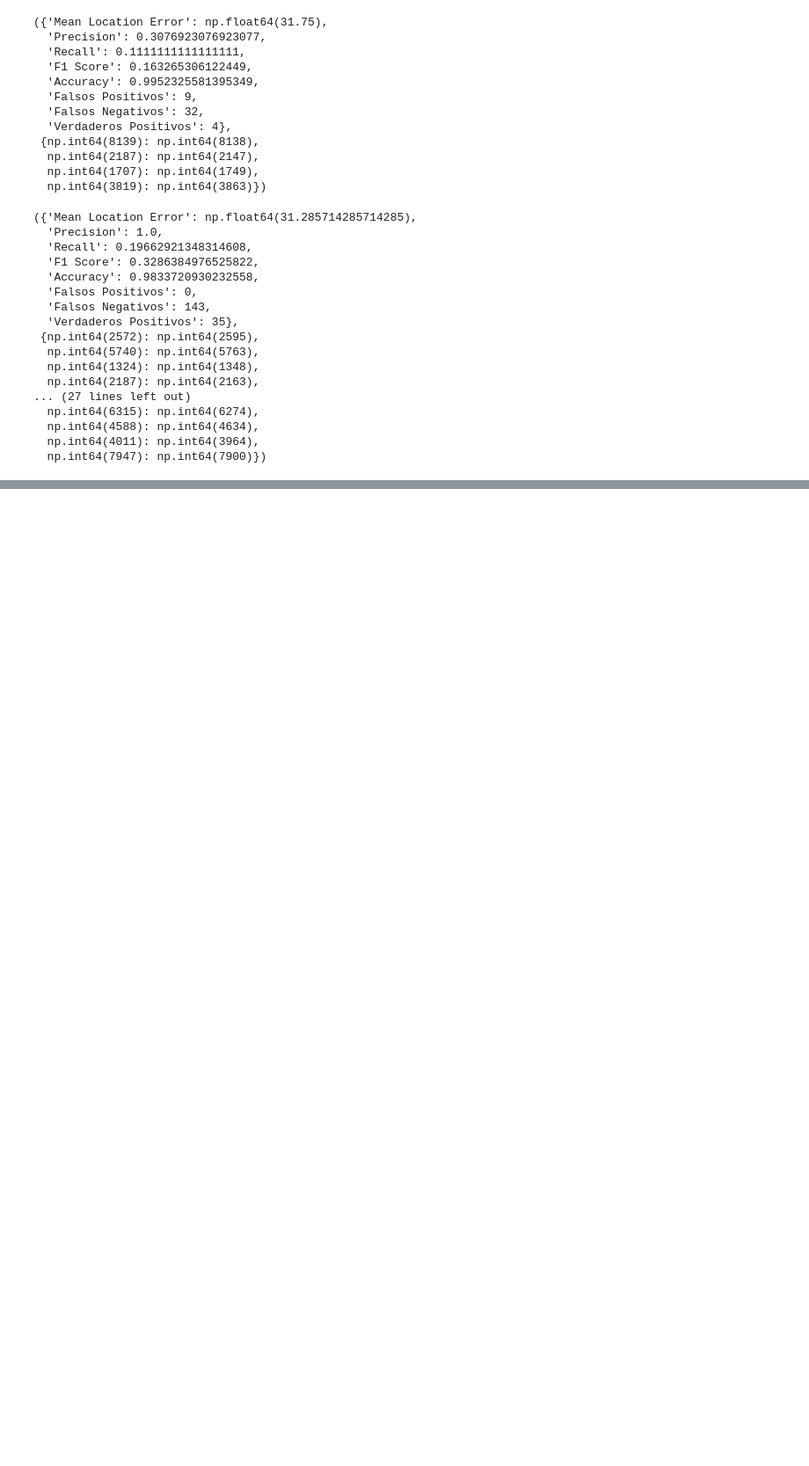
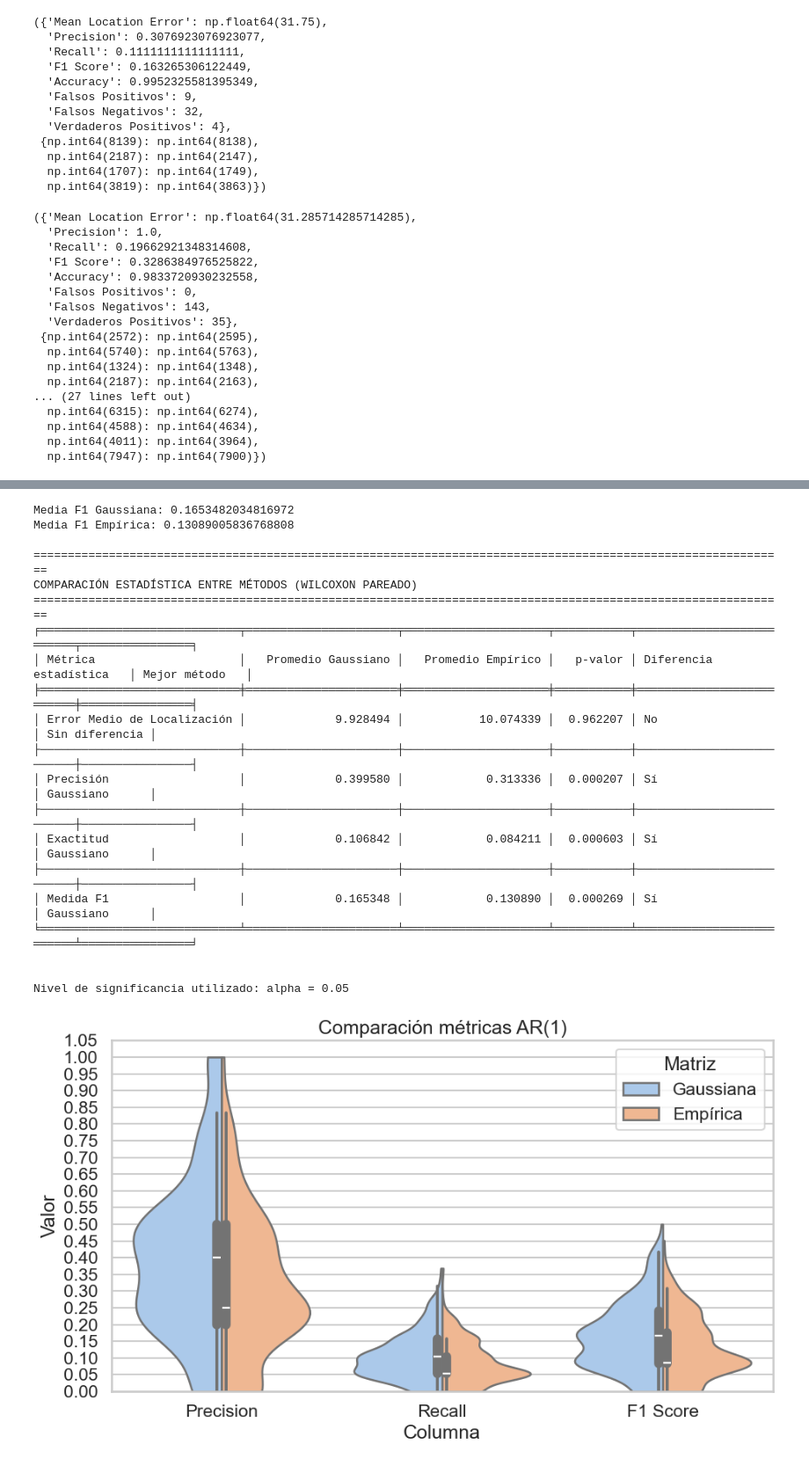
Before and after one commit to JohanAlv24/PI_Deteccion_Puntos_Cambio, a Jupyter notebook: analysis_notebook.ipynb, the cells around one changed output, grey strips where cells are left out. Shown at 88% size. Saved outputs shown, nothing was run; the diff lists cells and outputs as text; code cells hidden in the pictures; blank space fills up the shorter version.

Commit message:
Se añaden experimento AR y Sinusoidal

```diff
--- a/analysis_notebook.ipynb
+++ b/analysis_notebook.ipynb
@@ -277,6 +346,28 @@ def generar_resumen(data):
                                             alpha=0.05)
 
     boxplot_comp(M3_opt, M4_opt, columnas, "Comparación métricas AR variando rezagos", 'Gráficas/Umbral Suavizado/Comparación_AR_Rezagos_', usar_violin=True)
+# %%
+def generar_resumen_general(data, d1, d2, experimento="", path=""):
+    M1_opt = data[d1]
+    M2_opt = data[d2]
+
+    columnas = ['Mean Location Error', 'Precision', 'Recall', 'F1 Score', 'Accuracy', 'Falsos Positivos', 'Falsos Negativos', 'Verdaderos Positivos']
+
+
+    print(f'Media F1 Gaussiana: {np.mean(M1_opt[:, 3])}')
+    print(f'Media F1 Empírica: {np.mean(M2_opt[:, 3])}')
+
+    met_gauss1 = np.array([M1_opt[:, 0], M1_opt[:, 1], M1_opt[:, 2], M1_opt[:, 3]])
+
+    met_emp1 = np.array([M2_opt[:, 0], M2_opt[:, 1], M2_opt[:, 2], M2_opt[:, 3]])
+
+    tabla_resultados1 = comparar_metricas(
+                                            met_gauss1,
+                                            met_emp1,
+                                            nombre_metodo_1="Gaussiano",
+                                            nombre_metodo_2="Empírico",
+                                            alpha=0.05)
+    boxplot_comp(M1_opt, M2_opt, columnas, experimento, path, usar_violin=True)
 # %%
 def generar_informe(data):
     M1_opt = data["M1"]
@@ -566,0 +740,30 @@ np.savez(
+# %%
+data_ar1 = np.load("Experimentos/I/metricas_ar1.npz")
+
+generar_informe_general(data_ar1, "Gauss", "Emp", path_media="Experimentos/I/Resumen_AR1_Media.xlsx", path_metricas="Experimentos/I/metricas_AR1.xlsx")
+# %%
+generar_resumen_general(data_ar1, 'Gauss', 'Emp',
+                        experimento="Comparación métricas AR(1)",
+                        path="Experimentos/I/Comparación_AR(1)")
+# %% [output]
+Media F1 Gaussiana: 0.1653482034816972
+Media F1 Empírica: 0.13089005836768808
+
+==============================================================================================================
+COMPARACIÓN ESTADÍSTICA ENTRE MÉTODOS (WILCOXON PAREADO)
+==============================================================================================================
+╒═════════════════════════════╤══════════════════════╤═════════════════════╤═══════════╤══════════════════════════╤════════════════╕
+│ Métrica                     │   Promedio Gaussiano │   Promedio Empírico │   p-valor │ Diferencia estadística   │ Mejor método   │
+╞═════════════════════════════╪══════════════════════╪═════════════════════╪═══════════╪══════════════════════════╪════════════════╡
+│ Error Medio de Localización │             9.928494 │           10.074339 │  0.962207 │ No                       │ Sin diferencia │
+├─────────────────────────────┼──────────────────────┼─────────────────────┼───────────┼──────────────────────────┼────────────────┤
+│ Precisión                   │             0.399580 │            0.313336 │  0.000207 │ Sí                       │ Gaussiano      │
+├─────────────────────────────┼──────────────────────┼─────────────────────┼───────────┼──────────────────────────┼────────────────┤
+│ Exactitud                   │             0.106842 │            0.084211 │  0.000603 │ Sí                       │ Gaussiano      │
+├─────────────────────────────┼──────────────────────┼─────────────────────┼───────────┼──────────────────────────┼────────────────┤
+│ Medida F1                   │             0.165348 │            0.130890 │  0.000269 │ Sí                       │ Gaussiano      │
+╘═════════════════════════════╧══════════════════════╧═════════════════════╧═══════════╧══════════════════════════╧════════════════╛
+
+
+Nivel de significancia utilizado: alpha = 0.05
+[figure, added]
```
Also changed, not shown: parts of 24 cells of this notebook, 17 other files.
